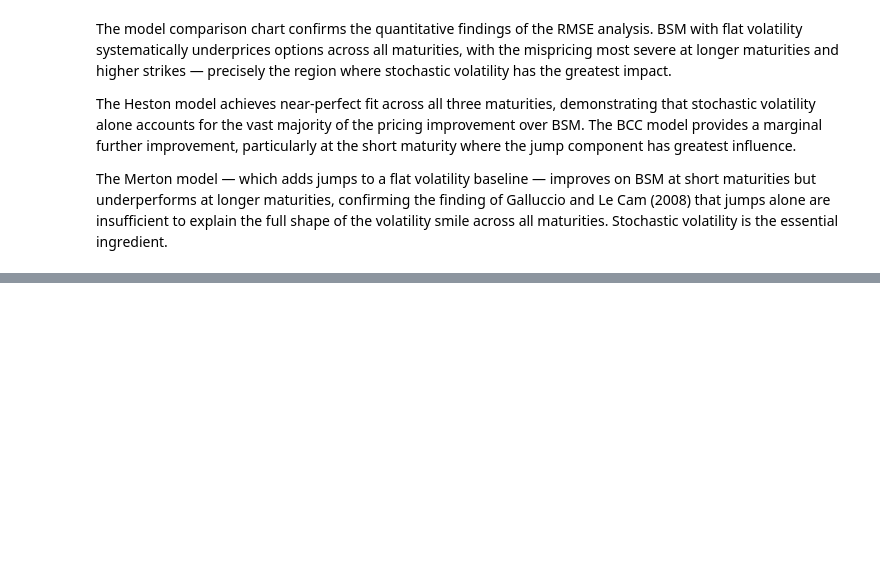
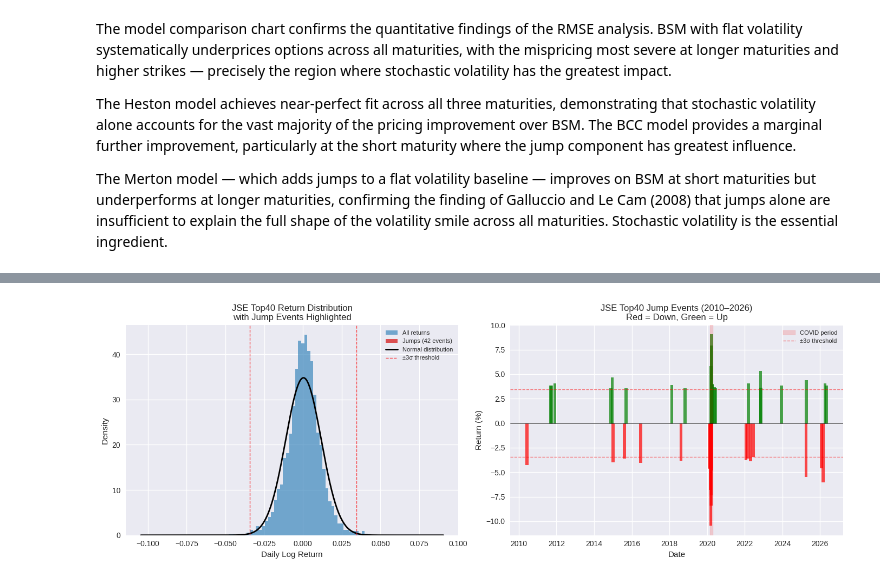
Before and after one commit to LefasoMachere11/bcc-sa-derivatives, a Jupyter notebook: final_project.ipynb, the cells around one changed output, grey strips where cells are left out. Saved outputs shown, nothing was run; the diff lists cells and outputs as text; code cells hidden in the pictures; blank space fills up the shorter version.

Commit message:
Complete Section 6.3 SA jump parameter estimation

```diff
--- a/final_project.ipynb
+++ b/final_project.ipynb
@@ -1703,0 +1954,57 @@ volatility is the essential ingredient.
+# %%
+# ── Plot jump return distribution ─────────────────────────────
+fig, axes = plt.subplots(1, 2, figsize=(14, 5))
+
+# ── Left panel: full return distribution ──────────────────────
+ax = axes[0]
+ax.hist(returns, bins=100, density=True,
+        alpha=0.6, color='tab:blue',
+        label='All returns')
+ax.hist(jumps, bins=20, density=False,
+        alpha=0.8, color='tab:red',
+        label=f'Jumps ({len(jumps)} events)',
+        weights=np.ones(len(jumps)) / len(returns))
+
+x = np.linspace(returns.min(), returns.max(), 500)
+from scipy.stats import norm
+ax.plot(x, norm.pdf(x, returns.mean(), returns.std()),
+        'k-', lw=2, label='Normal distribution')
+
+ax.axvline(-threshold, color='red', ls='--',
+           lw=1, alpha=0.7, label='±3σ threshold')
+ax.axvline(+threshold, color='red', ls='--',
+           lw=1, alpha=0.7)
+
+ax.set_xlabel('Daily Log Return')
+ax.set_ylabel('Density')
+ax.set_title('JSE Top40 Return Distribution\nwith Jump Events Highlighted')
+ax.legend(fontsize=8)
+
+# ── Right panel: jump events over time ────────────────────────
+ax2 = axes[1]
+ax2.bar(jump_dates, jumps * 100,
+        color=['red' if r < 0 else 'green' for r in jumps],
+        alpha=0.7, width=60)
+
+# Mark COVID period with a vertical span
+ax2.axvspan(pd.Timestamp('2020-03-01'),
+            pd.Timestamp('2020-04-30'),
+            alpha=0.15, color='red',
+            label='COVID period')
+
+ax2.axhline(0, color='black', lw=0.5)
+ax2.axhline(-threshold * 100, color='red',
+            ls='--', lw=1, alpha=0.5,
+            label='±3σ threshold')
+ax2.axhline(+threshold * 100, color='red',
+            ls='--', lw=1, alpha=0.5)
+
+ax2.set_xlabel('Date')
+ax2.set_ylabel('Return (%)')
+ax2.set_title('JSE Top40 Jump Events (2010–2026)\nRed = Down, Green = Up')
+ax2.legend(fontsize=8)
+
+plt.tight_layout()
+plt.show()
+# %% [output]
+[figure, added]
```
Also changed, not shown: parts of 7 cells of this notebook.
